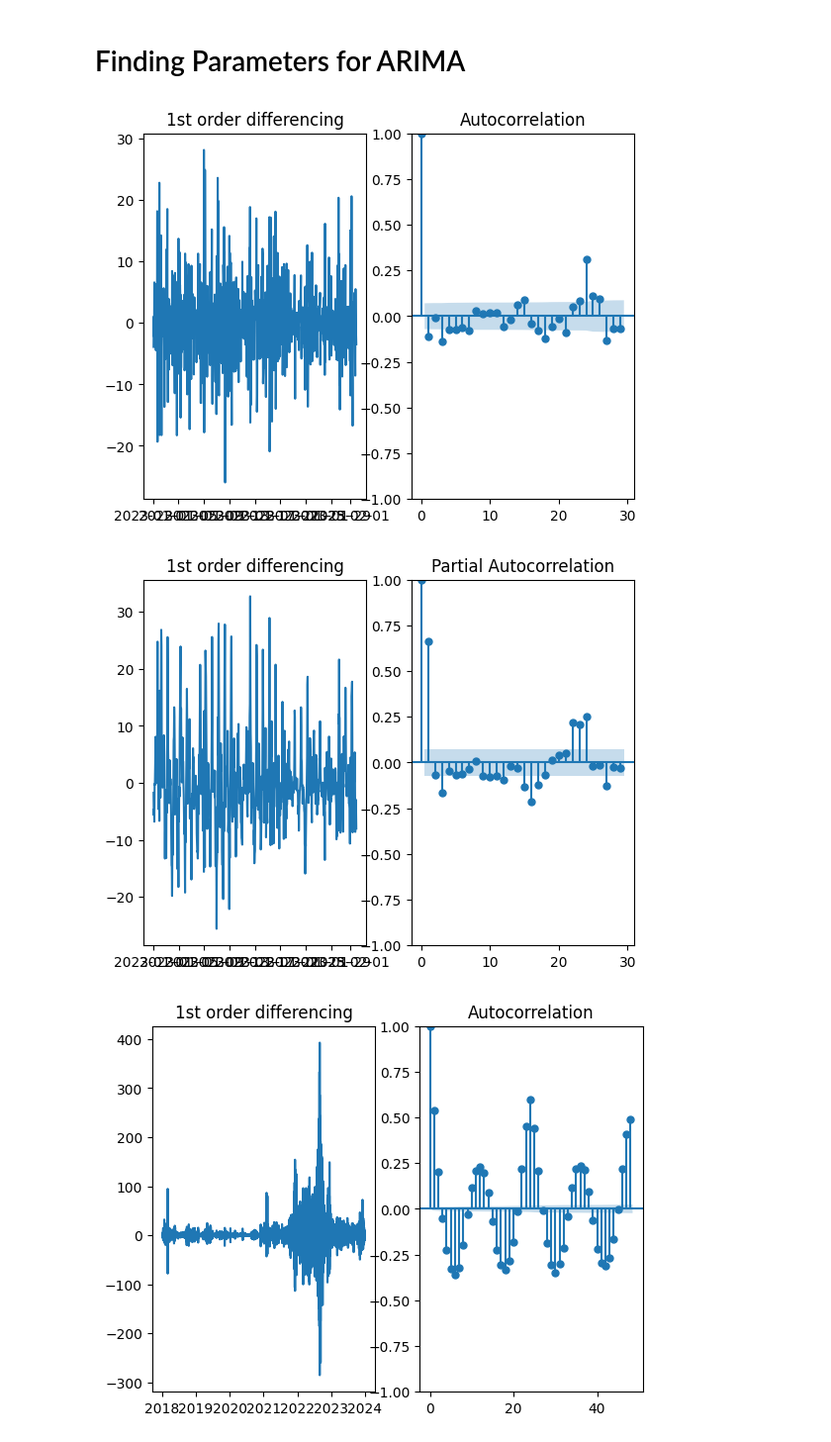
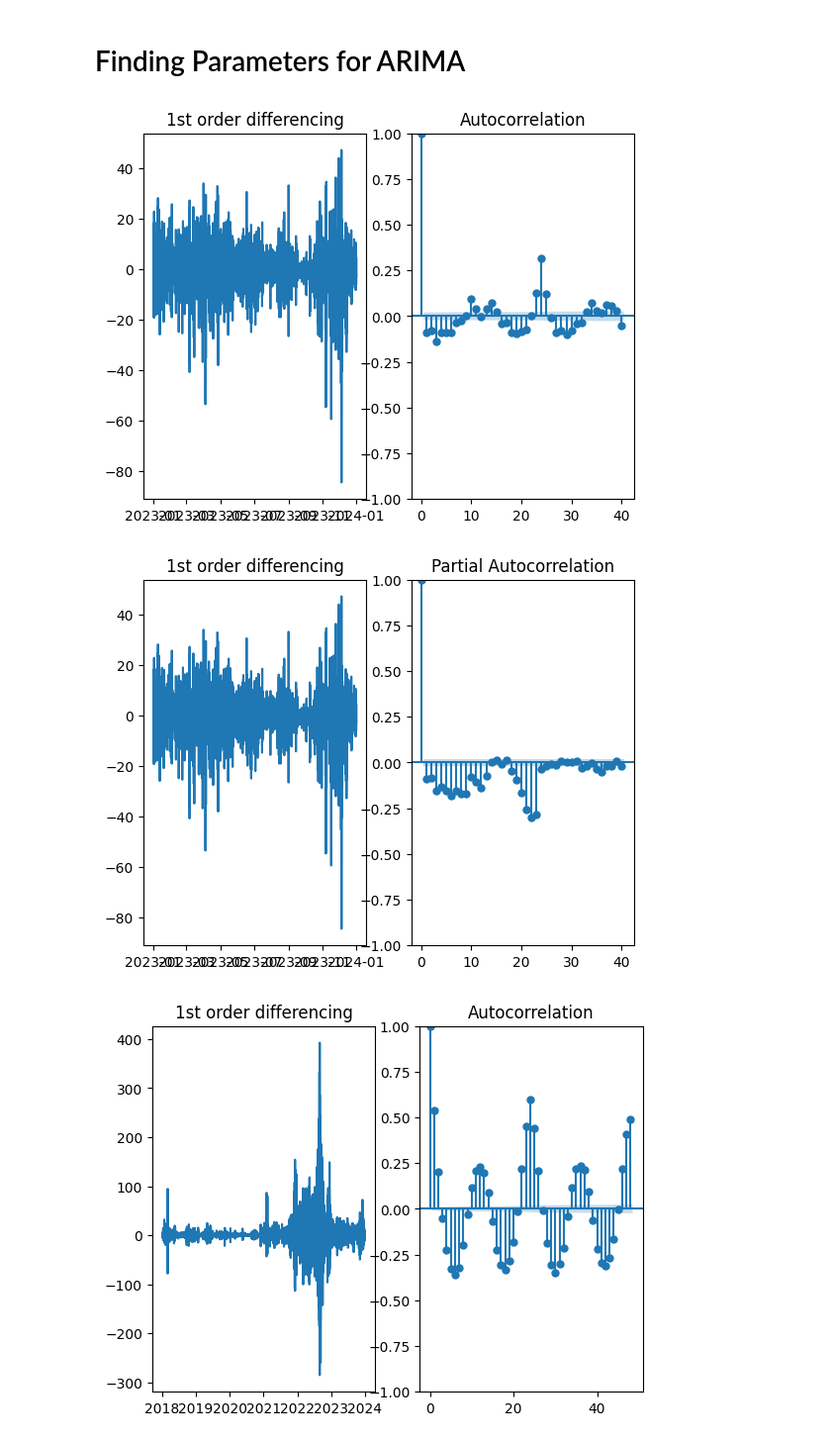
Before and after one commit to evenbakke/MasterThesis-, a Jupyter notebook: ARIMA Mathias.ipynb, the cells around one changed output. Shown at 99% size. Drawn from its saved outputs; the diff is of its cells as text; code cells hidden in the pictures.

```diff
--- a/ARIMA Mathias.ipynb
+++ b/ARIMA Mathias.ipynb
@@ -109,28 +109,28 @@ look-up table. The actual p-value is greater than the p-value returned.
 # %%
 #checking out FIltered period
 
-filtered_df = df["2023-01-01":"2023-02-01"]
+filtered_df = df["2023-01-01":"2023-12-31"]
 
 f = plt.figure()
 ax1 = f.add_subplot(121)
 ax1.set_title("1st order differencing")
 ax1.plot(filtered_df["systemPrice"].diff().diff().dropna())
 
 ax2 = f.add_subplot(122)
 plot_acf(filtered_df["systemPrice"].diff().diff().dropna(), ax=ax2)
 plt.show()
 
 f = plt.figure()
 ax1 = f.add_subplot(121)
 ax1.set_title("1st order differencing")
 ax1.plot(filtered_df["systemPrice"].diff().diff().dropna())
 
 ax2 = f.add_subplot(122)
 plot_pacf(filtered_df["systemPrice"].diff().diff().dropna(), ax=ax2)
 plt.show()
 # %% [output]
-[figure, old version]
+[figure, new version]
-[figure, old version]
+[figure, new version]
 # %%
 f = plt.figure()
 ax1 = f.add_subplot(121)
```
Also changed, not shown: parts of 13 cells of this notebook, 11 other files.
